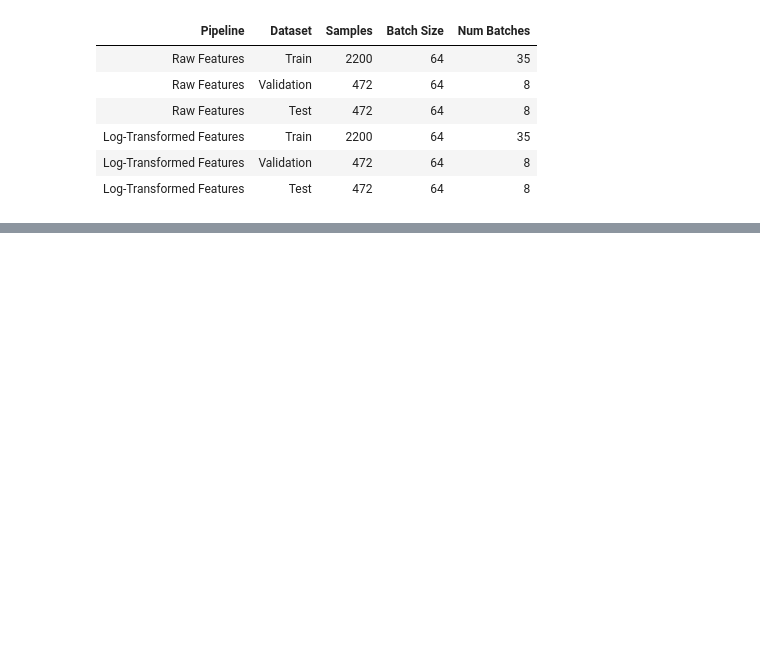
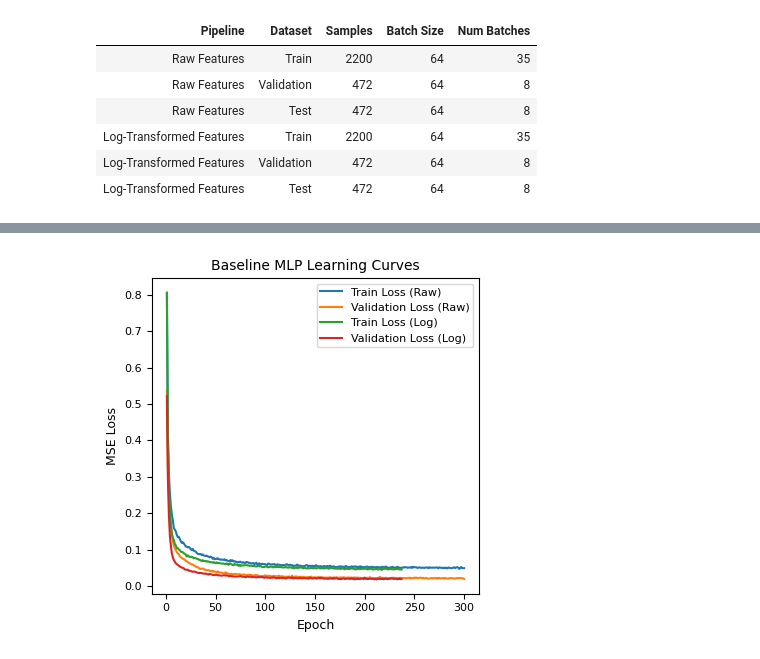
Before and after one commit to AnhJoe/CS273P_MachineLearning_Final_Project, a Jupyter notebook: notebooks/02_baseline_mlp.ipynb, the cells around one changed output, grey strips where cells are left out. Saved outputs shown, nothing was run; the diff lists cells and outputs as text; code cells hidden in the pictures; blank space fills up the shorter version.

Commit message:
3/12/26: Finished draft 02_baseline_mlp.ipynb

```diff
--- a/notebooks/02_baseline_mlp.ipynb
+++ b/notebooks/02_baseline_mlp.ipynb
@@ -338,0 +521,23 @@ display(dataloader_summary.style.hide(axis="index"))
+# %%
+# Model training
+mlp_raw, history_raw, best_epoch_raw, best_val_raw = train_mlp(
+    model=mlp_raw,
+    train_loader=train_loader_raw,
+    val_loader=val_loader_raw,
+    criterion=criterion,
+    optimizer=optimizer_raw,
+    max_epochs=MAX_EPOCHS,
+    patience=PATIENCE,
+    device=device,
+)
+
+mlp_log, history_log, best_epoch_log, best_val_log = train_mlp(
+    model=mlp_log,
+    train_loader=train_loader_log,
+    val_loader=val_loader_log,
+    criterion=criterion,
+    optimizer=optimizer_log,
+    max_epochs=MAX_EPOCHS,
+    patience=PATIENCE,
+    device=device,
+)
@@ -338,0 +575,19 @@ display(dataloader_summary.style.hide(axis="index"))
+# %%
+#| label: fig-mlp-learning-curves
+#| fig-cap: "Training and validation loss curves for the raw-feature and log-transformed-feature baseline MLP pipelines."
+
+plt.figure(figsize=(4, 4))
+
+plt.plot(history_raw["epoch"], history_raw["train_loss"], label="Train Loss (Raw)")
+plt.plot(history_raw["epoch"], history_raw["val_loss"], label="Validation Loss (Raw)")
+plt.plot(history_log["epoch"], history_log["train_loss"], label="Train Loss (Log)")
+plt.plot(history_log["epoch"], history_log["val_loss"], label="Validation Loss (Log)")
+
+plt.xlabel("Epoch")
+plt.ylabel("MSE Loss")
+plt.title("Baseline MLP Learning Curves")
+plt.legend()
+plt.tight_layout()
+plt.show()
+# %% [output]
+[figure, added]
```
Also changed, not shown: parts of 57 cells of this notebook, 6 other files.
